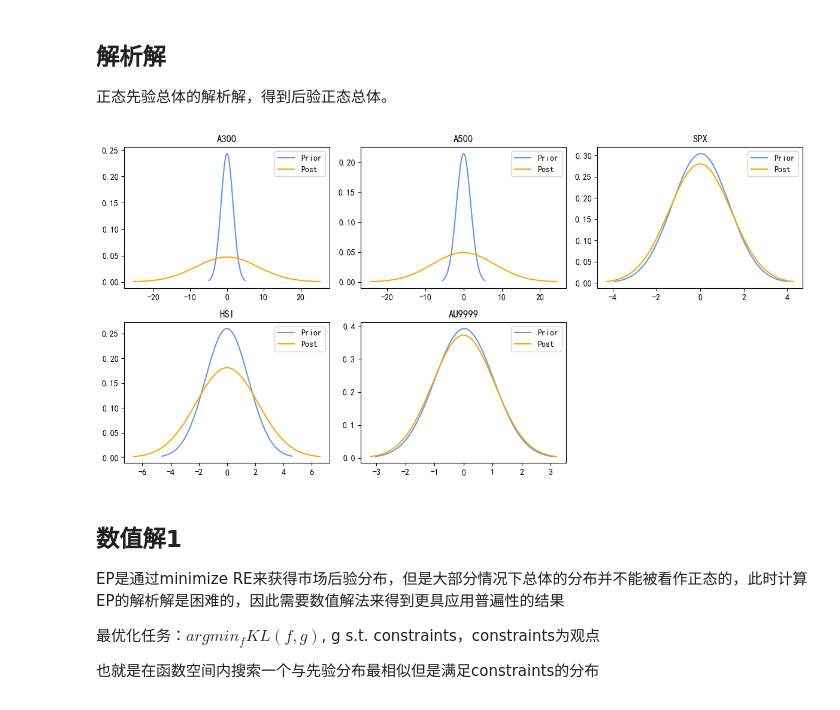
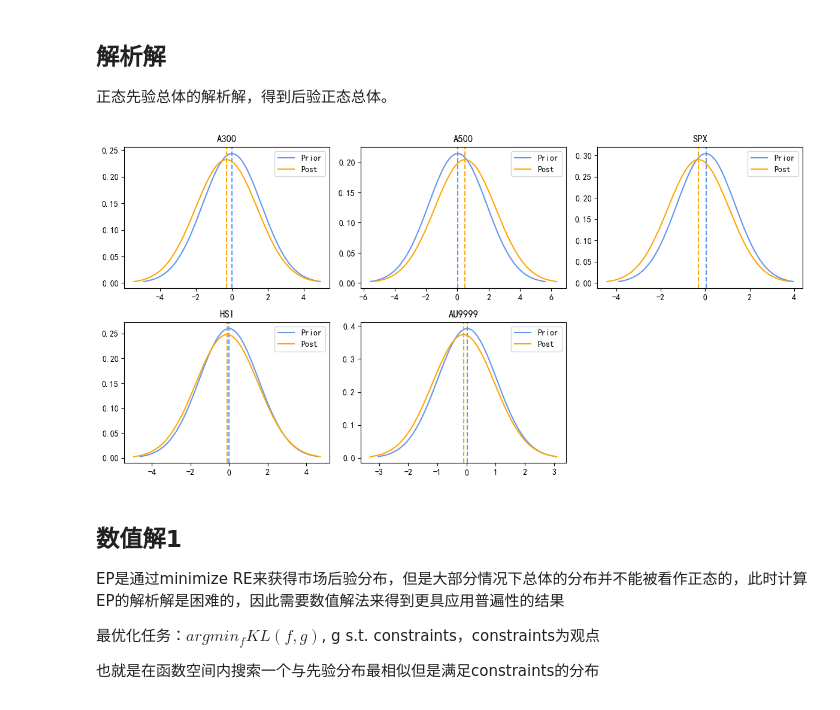
Before and after one commit to dishangti/Entropy-Pooling, a Jupyter notebook: EP.ipynb, the cells around one changed output. Drawn from its saved outputs; the diff is of its cells as text; code cells hidden in the pictures.

```diff
--- a/EP.ipynb
+++ b/EP.ipynb
@@ -80,21 +80,21 @@ for name, index in indices.items():
 # %% [output]
 [figure]
 # %%
-prices = np.array([[0] * 3460])
+pnls = np.array([[0] * 3460])
 names = []
 for name, index in indices.items():
     print(name, end=' ')
     names.append(name)
-    prices = np.r_[prices, np.array(index['涨跌幅%']).reshape(1,-1)]
-prices = prices[1:].astype('float16').T
+    pnls = np.r_[pnls, np.array(index['涨跌幅%']).reshape(1,-1)]
+pnls = pnls[1:].astype('float16').T
 # %% [output]
 A300 A500 SPX HSI AU9999
 # %%
 # 计算期望与协方差
 
-Mu = prices.mean(axis = 0).reshape(-1, 1)
-Sigma = np.cov(prices.T)
-display(pd.DataFrame(np.round(np.corrcoef(prices.T), 2), columns=names, index=names))   # 相关系数矩阵
+Mu = pnls.mean(axis = 0).reshape(-1, 1)
+Sigma = np.cov(pnls.T)
+display(pd.DataFrame(np.round(np.corrcoef(pnls.T), 2), columns=names, index=names))   # 相关系数矩阵
 display(pd.DataFrame(np.round(Sigma, 2), columns=names, index=names))  # 协方差矩阵
 # %% [output]
 |  | A300 | A500 | SPX | HSI | AU9999 |
@@ -119,11 +119,11 @@ for name, index in indices.items():
     ax = plt.subplot(2, 3, i + 1)
     ax.set_title(name)
     plt.tight_layout()
-    price = np.array(index['涨跌幅%'])
-    norm_x = np.linspace(price.min(), price.max(), 1000)
+    pnl = np.array(index['涨跌幅%'])
+    norm_x = np.linspace(pnl.min(), pnl.max(), 1000)
     norm_y = scipy.stats.norm.pdf(norm_x, Mu[i], np.sqrt(Sigma[i,i]))
     plt.plot(norm_x,norm_y,c="orange")
-    sns.histplot(data = price, bins = 80, kde=True, ax = ax, element="step", stat="density")
+    sns.histplot(data = pnl, bins = 80, kde=True, ax = ax, element="step", stat="density")
     i += 1
 # %% [output]
 [figure]
@@ -159,39 +159,55 @@ def prior2posterior(mu, q, mu_q, sigma, g, sigma_g):
     return mu_tilda, sigma_tilda
 # %%
 # 给定观点（随便设置的）
+# 可将数值设置大（可能没有现实意义）一些以清晰看出图形变化
 
-Q = np.matrix([[1, 0, 0, 0, 0], [0, 1, 0, 0, 0], [1, 0, 0, 0, 1]])
-Mu_Q = np.array([1.1 * Mu[0], 0.9 * Mu[1], Mu[0] + Mu[1]]).reshape(-1, 1)
+# 控制变量进行简单观点测试
+# 发现即使只对一个量引入观点也会导致其他相关量变化
+# 相关性越强变化越大
+# Q = np.matrix([[1, 0, 0, 0, 0]])
+# Mu_Q = np.array([1.1*Mu[0]+0.4]).reshape(-1, 1)
 
-G = np.eye(1)
-Sigma_G = 1.1 * Sigma
+# 复杂观点测试
+Q = np.matrix([[1, 0, 0, 0, 0],
+               [0, 1, 0, 0, 0],
+               [0, 0, 1, -1, 0],
+               [1, 0, 0, 0, 1]])
+Mu_Q = np.array([Mu[0]-0.3,
+                 Mu[1]+0.5,
+                 0.9*Mu[2] - 1.5*Mu[3] - 0.2,
+                 1.1*Mu[0] + 0.9*Mu[1] - 0.4]).reshape(-1, 1)
+
+G = np.eye(5)
+Sigma_G = 1.1 * Sigma   # 调整协方差矩阵以引入波动率，也可以引入其他线性组合的协方差
 
 Mu_tilda, Sigma_tilda = prior2posterior(Mu, Q, Mu_Q, Sigma, G, Sigma_G)
 Mu_tilda = np.array(Mu_tilda)
 # %%
 # 分布图
 # 蓝色先验分布，橙色后验分布
 # 结果不知道为什么均值一直是0
 
 fig = plt.figure(figsize=(12, 6))
 for i, name in enumerate(names):
     ax = plt.subplot(2, 3, i + 1)
     ax.set_title(name)
     plt.tight_layout()
 
     prior_norm_x = np.linspace(Mu[i] - 3 * np.sqrt(Sigma[i,i]),
                          Mu[i] + 3 * np.sqrt(Sigma[i,i]), 1000)
     post_norm_x = np.linspace(Mu_tilda[i] - 3 * np.sqrt(Sigma_tilda[i,i]),
                          Mu_tilda[i] + 3 * np.sqrt(Sigma_tilda[i,i]), 1000)
 
     prior_norm_y = scipy.stats.norm.pdf(prior_norm_x, Mu[i], np.sqrt(Sigma[i,i]))
     post_norm_y = scipy.stats.norm.pdf(post_norm_x, Mu_tilda[i], np.sqrt(Sigma_tilda[i,i]))
 
     plt.plot(prior_norm_x,prior_norm_y,c="cornflowerblue", label = 'Prior')
-    plt.plot(post_norm_x,post_norm_y,c="orange", label = 'Post')
+    plt.axvline(x=Mu[i], linestyle='--',c="cornflowerblue")
+    plt.plot(post_norm_x,post_norm_y,c="orange", label='Post')
+    plt.axvline(x=Mu_tilda[i], linestyle='--', c="orange")
     plt.legend()
 # %% [output]
-[figure, old version]
+[figure, new version]
 # %% [markdown]
 ## 数值解1
 EP是通过minimize RE来获得市场后验分布，但是大部分情况下总体的分布并不能被看作正态的，此时计算EP的解析解是困难的，因此需要数值解法来得到更具应用普遍性的结果
```
Also changed, not shown: parts of 7 cells of this notebook.
